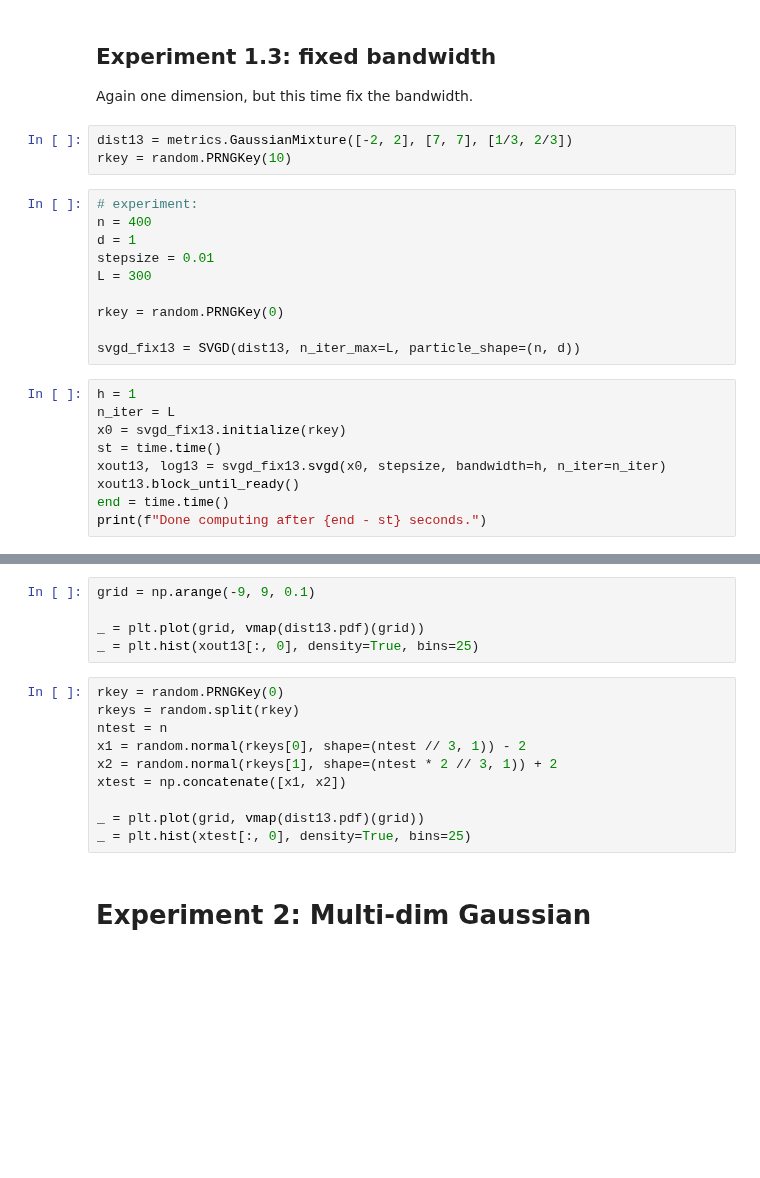
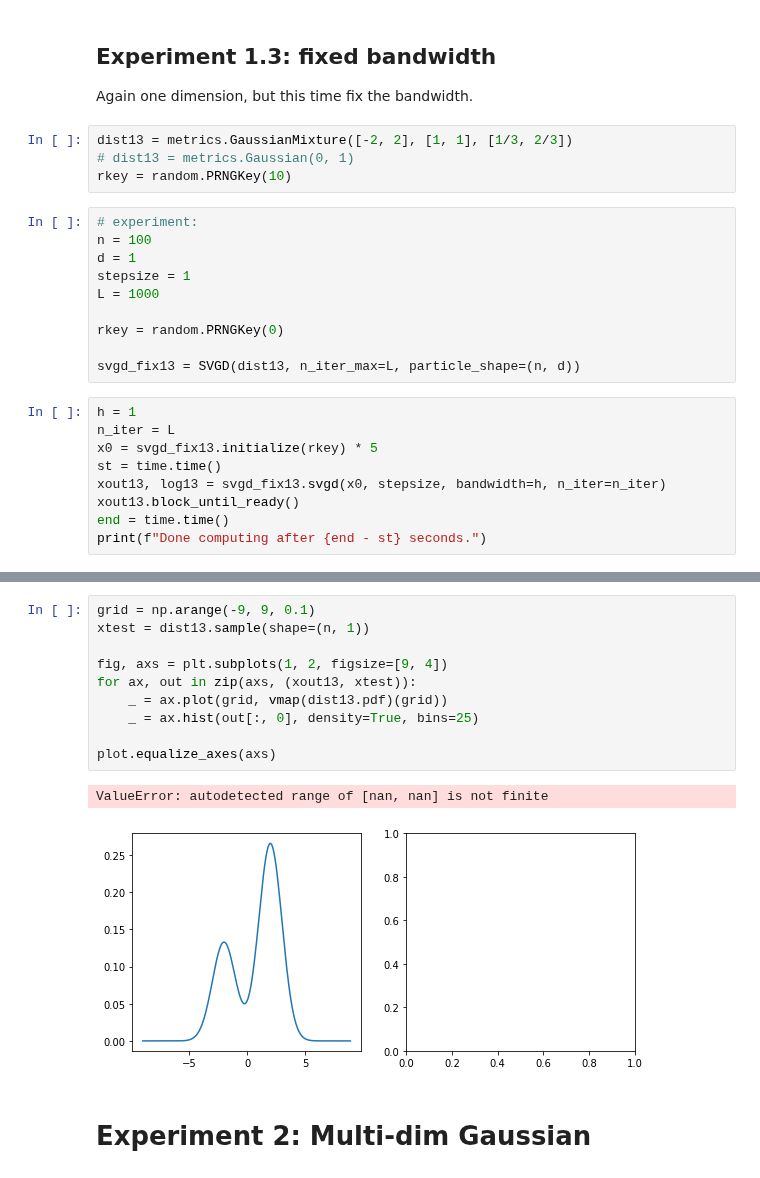
Before and after one commit to ratschlab/projects-2020-Neural-SVGD, a Jupyter notebook: Model.ipynb, the cells around one changed output, grey strips where cells are left out. Drawn from its saved outputs; the diff is of its cells as text; blank space fills up the shorter version.

```diff
--- a/Model.ipynb
+++ b/Model.ipynb
@@ -107,14 +133,15 @@ _ = plt.hist(xtest[:, 0], density=True, bins=25)
 ## Experiment 1.3: fixed bandwidth
 Again one dimension, but this time fix the bandwidth.
 # %%
-dist13 = metrics.GaussianMixture([-2, 2], [7, 7], [1/3, 2/3])
+dist13 = metrics.GaussianMixture([-2, 2], [1, 1], [1/3, 2/3])
+# dist13 = metrics.Gaussian(0, 1)
 rkey = random.PRNGKey(10)
 # %%
 # experiment:
-n = 400
+n = 100
 d = 1
-stepsize = 0.01
-L = 300
+stepsize = 1
+L = 1000
 
 rkey = random.PRNGKey(0)
 
@@ -122,7 +149,7 @@ svgd_fix13 = SVGD(dist13, n_iter_max=L, particle_shape=(n, d))
 # %%
 h = 1
 n_iter = L
-x0 = svgd_fix13.initialize(rkey)
+x0 = svgd_fix13.initialize(rkey) * 5
 st = time.time()
 xout13, log13 = svgd_fix13.svgd(x0, stepsize, bandwidth=h, n_iter=n_iter)
 xout13.block_until_ready()
@@ -145,18 +174,16 @@ plot.svgd_log(log13)
 # %%
 grid = np.arange(-9, 9, 0.1)
+xtest = dist13.sample(shape=(n, 1))
 
-_ = plt.plot(grid, vmap(dist13.pdf)(grid))
-_ = plt.hist(xout13[:, 0], density=True, bins=25)
+fig, axs = plt.subplots(1, 2, figsize=[9, 4])
+for ax, out in zip(axs, (xout13, xtest)):
+    _ = ax.plot(grid, vmap(dist13.pdf)(grid))
+    _ = ax.hist(out[:, 0], density=True, bins=25)
+
+plot.equalize_axes(axs)
+# %% [output]
+ValueError: autodetected range of [nan, nan] is not finite
+[figure, added]
-# %%
-rkey = random.PRNGKey(0)
-rkeys = random.split(rkey)
-ntest = n
-x1 = random.normal(rkeys[0], shape=(ntest // 3, 1)) - 2
-x2 = random.normal(rkeys[1], shape=(ntest * 2 // 3, 1)) + 2
-xtest = np.concatenate([x1, x2])
-
-_ = plt.plot(grid, vmap(dist13.pdf)(grid))
-_ = plt.hist(xtest[:, 0], density=True, bins=25)
 # %% [markdown]
 # Experiment 2: Multi-dim Gaussian
 # %% [markdown]
```
Also changed, not shown: parts of 35 cells of this notebook, 8 other files.
